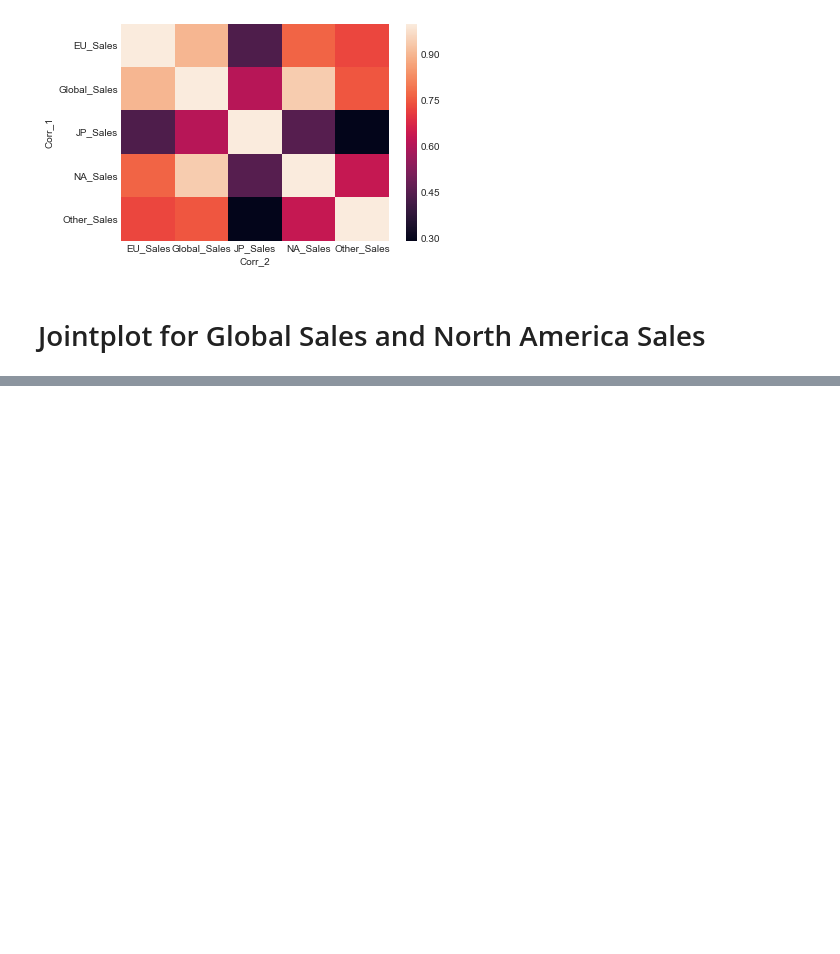
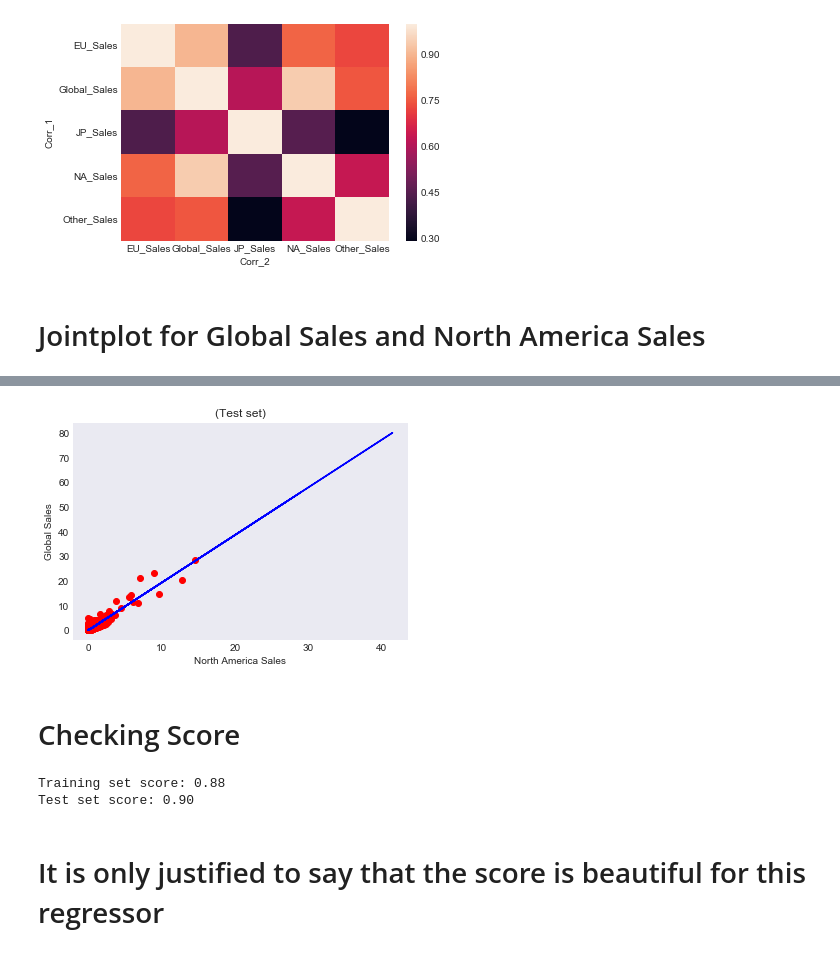
Before and after one commit to TheBrownViking20/DSstuff, a Jupyter notebook: Video game sales/vgsales.ipynb, the cells around one changed output, grey strips where cells are left out. Cells and saved outputs as stored; diff of their text form; code cells hidden in the pictures; blank space fills up the shorter version.

```diff
--- a/Video game sales/vgsales.ipynb
+++ b/Video game sales/vgsales.ipynb
@@ -365,0 +405,20 @@ sns.jointplot(x="NA_Sales", y="Global_Sales", data=dataset, kind='reg')
+# %%
+# Visualising the Test set results
+plt.scatter(X_test, y_test,color='red')
+plt.plot(X_train, regressor.predict(X_train), color='blue')
+plt.title('(Test set)')
+plt.xlabel('North America Sales')
+plt.ylabel('Global Sales')
+plt.show()
+# %% [output]
+[figure, added]
+# %% [markdown]
+# Checking Score
+# %%
+print("Training set score: {:.2f}".format(regressor.score(X_train,y_train)))
+print("Test set score: {:.2f}".format(regressor.score(X_test,y_test)))
+# %% [output]
+Training set score: 0.88
+Test set score: 0.90
+# %% [markdown]
+# It is only justified to say that the score is beautiful for this regressor
```
Also changed, not shown: parts of 18 cells of this notebook.
